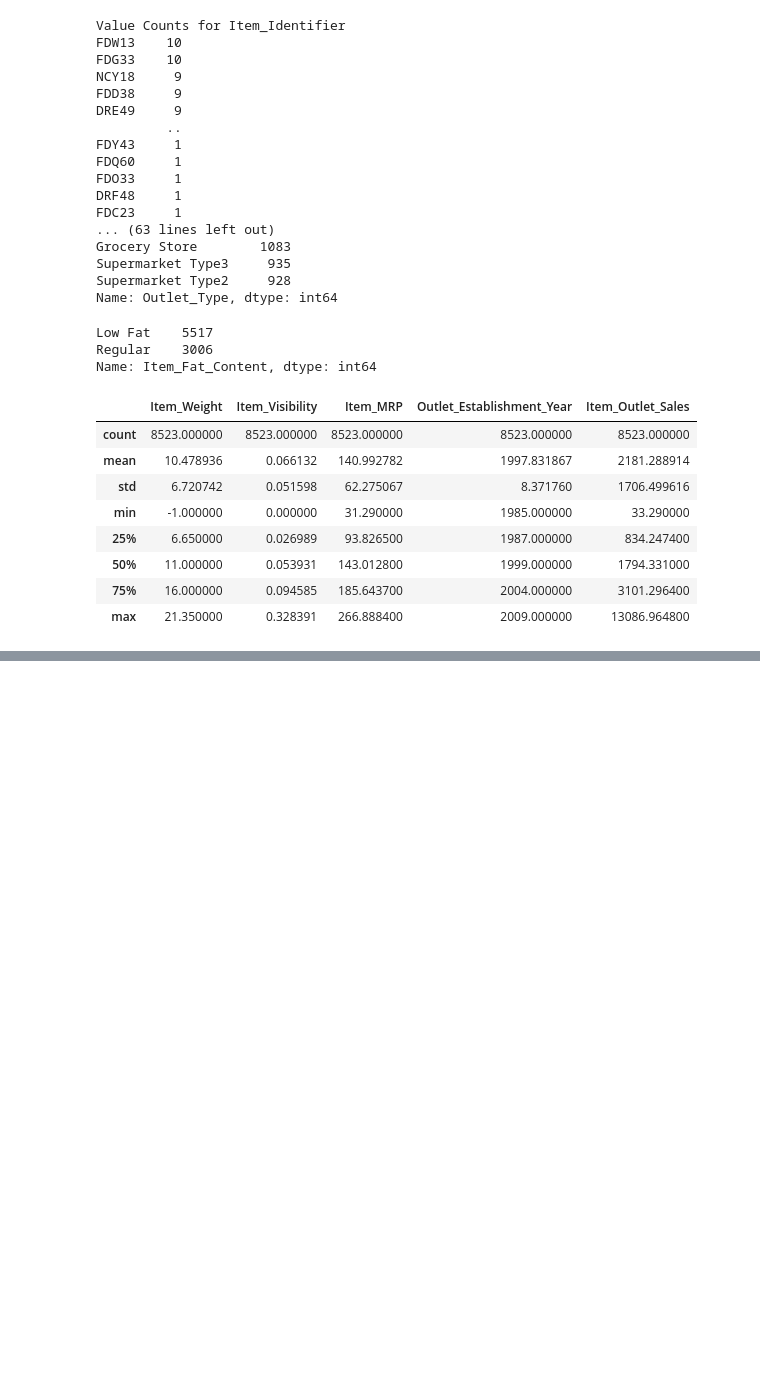
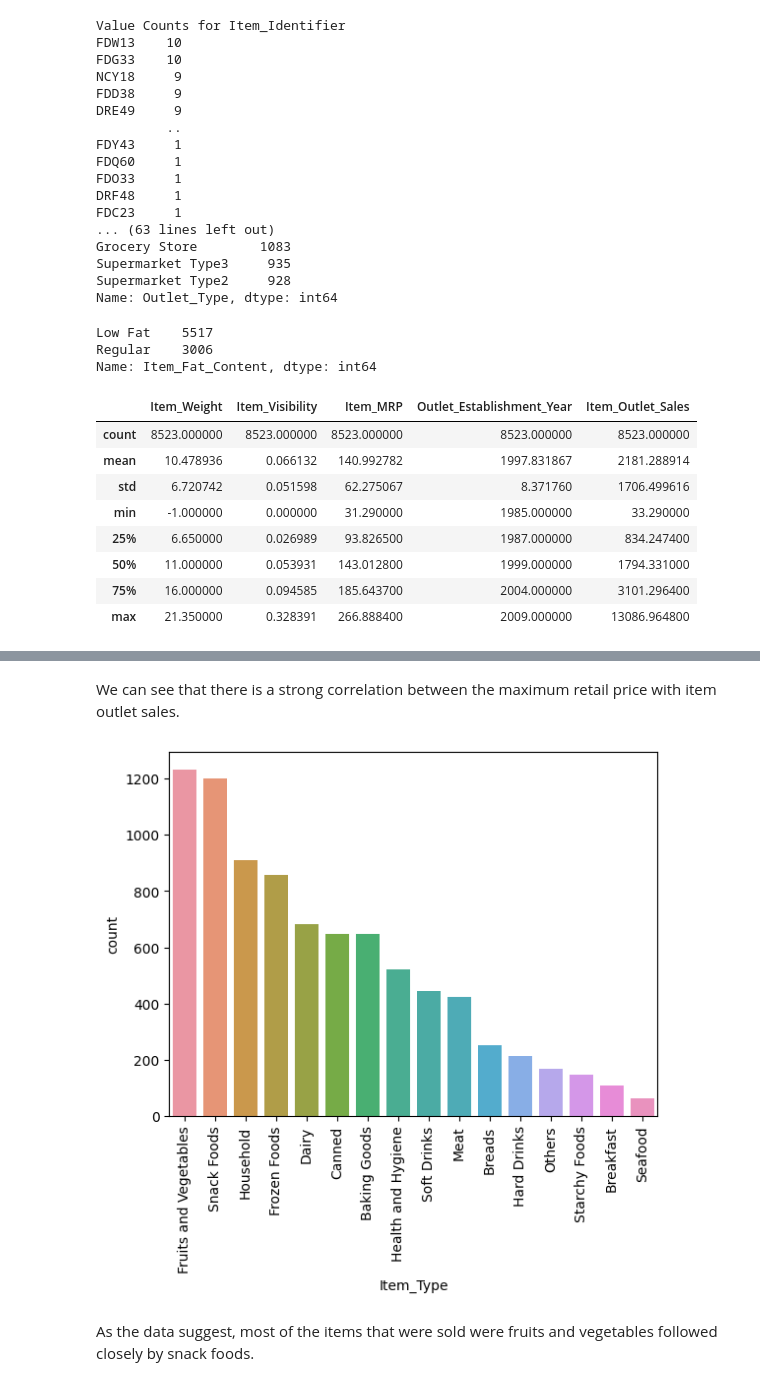
Before and after one commit to jeromeee2330/Prediction-of-Product-Sales, a Jupyter notebook: Prediction_of_Product_Sales_PJMCarreon.ipynb, the cells around one changed output, grey strips where cells are left out. Drawn from its saved outputs; the diff is of its cells as text; code cells hidden in the pictures; blank space fills up the shorter version.

```diff
--- a/Prediction_of_Product_Sales_PJMCarreon.ipynb
+++ b/Prediction_of_Product_Sales_PJMCarreon.ipynb
@@ -233,0 +239,9 @@ df_product_sales[num_cols].describe()
+# %% [markdown]
+We can see that there is a strong correlation between the maximum retail price with item outlet sales.
+# %%
+ax = sns.countplot(data=df_product_sales, x='Item_Type', order=df_product_sales['Item_Type'].value_counts().index);
+ax.tick_params(axis='x', rotation = 90);
+# %% [output]
+[figure, added]
+# %% [markdown]
+As the data suggest, most of the items that were sold were fruits and vegetables followed closely by snack foods.
```
Also changed, not shown: parts of 12 cells of this notebook.
